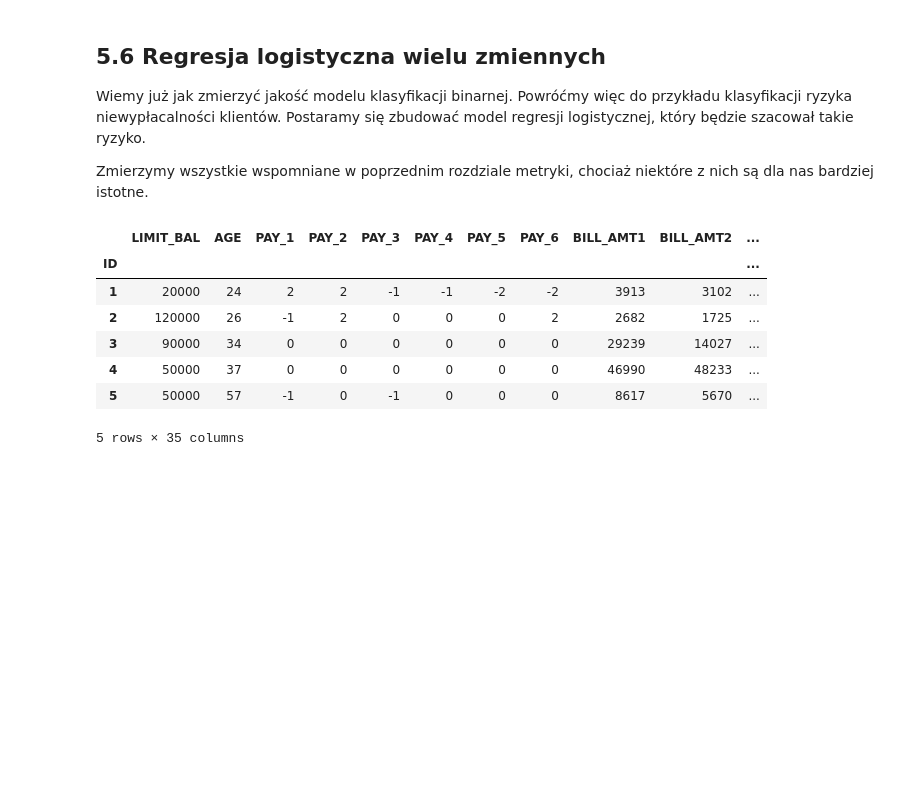
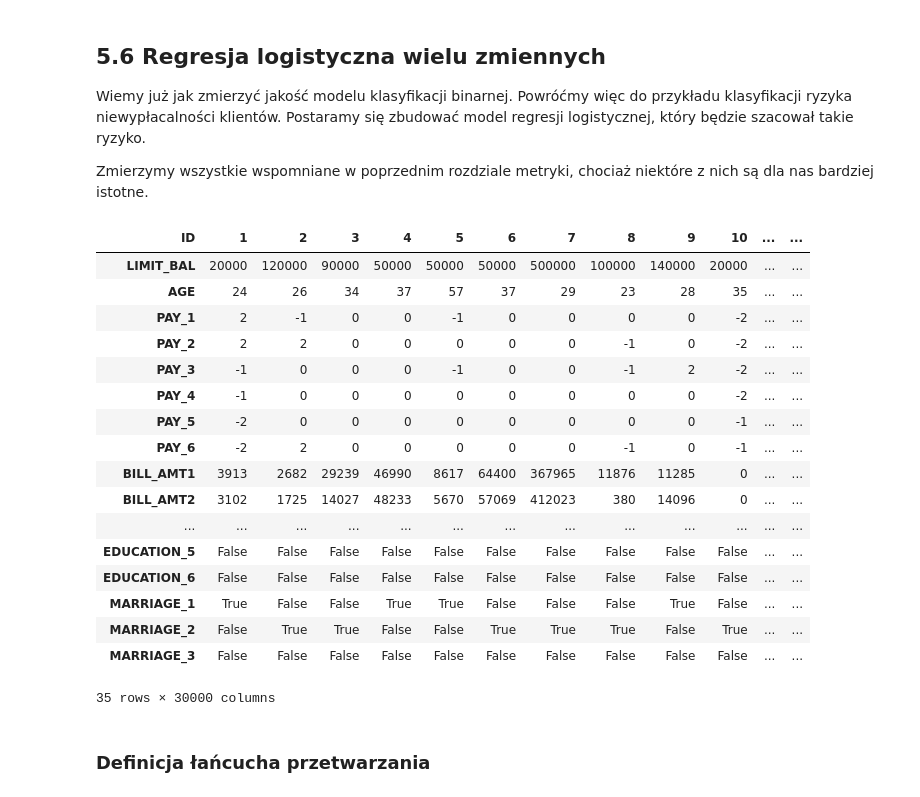
Before and after one commit to AverageGHenjoyer/KursMachineLearningEngineer, a Jupyter notebook: rozdzial_5_klasyfikacja/5_6_multidimensional_logistic_regression.ipynb, the cells around one changed output. Cells and saved outputs as stored; diff of their text form; code cells hidden in the pictures; blank space fills up the shorter version.

```diff
--- a/rozdzial_5_klasyfikacja/5_6_multidimensional_logistic_regression.ipynb
+++ b/rozdzial_5_klasyfikacja/5_6_multidimensional_logistic_regression.ipynb
@@ -7,13 +7,25 @@ Zmierzymy wszystkie wspomniane w poprzednim rozdziale metryki, chociaż niektór
 import pandas as pd
 # %%
 credit_cards_df = pd.read_parquet("../data/credit_cards_preprocessed.parquet")
-credit_cards_df.head()
+credit_cards_df.T
 # %% [output]
-|  | LIMIT_BAL | AGE | PAY_1 | PAY_2 | PAY_3 | PAY_4 | PAY_5 | PAY_6 | BILL_AMT1 | BILL_AMT2 | ... |
-| ID |  |  |  |  |  |  |  |  |  |  | ... |
-| 1 | 20000 | 24 | 2 | 2 | -1 | -1 | -2 | -2 | 3913 | 3102 | ... |
-| 2 | 120000 | 26 | -1 | 2 | 0 | 0 | 0 | 2 | 2682 | 1725 | ... |
-| 3 | 90000 | 34 | 0 | 0 | 0 | 0 | 0 | 0 | 29239 | 14027 | ... |
-| 4 | 50000 | 37 | 0 | 0 | 0 | 0 | 0 | 0 | 46990 | 48233 | ... |
-| 5 | 50000 | 57 | -1 | 0 | -1 | 0 | 0 | 0 | 8617 | 5670 | ... |
+| ID | 1 | 2 | 3 | 4 | 5 | 6 | 7 | 8 | 9 | 10 | ... | ... |
+| LIMIT_BAL | 20000 | 120000 | 90000 | 50000 | 50000 | 50000 | 500000 | 100000 | 140000 | 20000 | ... | ... |
+| AGE | 24 | 26 | 34 | 37 | 57 | 37 | 29 | 23 | 28 | 35 | ... | ... |
+| PAY_1 | 2 | -1 | 0 | 0 | -1 | 0 | 0 | 0 | 0 | -2 | ... | ... |
+| PAY_2 | 2 | 2 | 0 | 0 | 0 | 0 | 0 | -1 | 0 | -2 | ... | ... |
+| PAY_3 | -1 | 0 | 0 | 0 | -1 | 0 | 0 | -1 | 2 | -2 | ... | ... |
+| PAY_4 | -1 | 0 | 0 | 0 | 0 | 0 | 0 | 0 | 0 | -2 | ... | ... |
+| PAY_5 | -2 | 0 | 0 | 0 | 0 | 0 | 0 | 0 | 0 | -1 | ... | ... |
+| PAY_6 | -2 | 2 | 0 | 0 | 0 | 0 | 0 | -1 | 0 | -1 | ... | ... |
+| BILL_AMT1 | 3913 | 2682 | 29239 | 46990 | 8617 | 64400 | 367965 | 11876 | 11285 | 0 | ... | ... |
+| BILL_AMT2 | 3102 | 1725 | 14027 | 48233 | 5670 | 57069 | 412023 | 380 | 14096 | 0 | ... | ... |
+| ... | ... | ... | ... | ... | ... | ... | ... | ... | ... | ... | ... | ... |
+| EDUCATION_5 | False | False | False | False | False | False | False | False | False | False | ... | ... |
+| EDUCATION_6 | False | False | False | False | False | False | False | False | False | False | ... | ... |
+| MARRIAGE_1 | True | False | False | True | True | False | False | False | True | False | ... | ... |
+| MARRIAGE_2 | False | True | True | False | False | True | True | True | False | True | ... | ... |
+| MARRIAGE_3 | False | False | False | False | False | False | False | False | False | False | ... | ... |
-5 rows × 35 columns
+35 rows × 30000 columns
+# %% [markdown]
+### Definicja łańcucha przetwarzania
```
Also changed, not shown: parts of 11 cells of this notebook, 1 other file.
